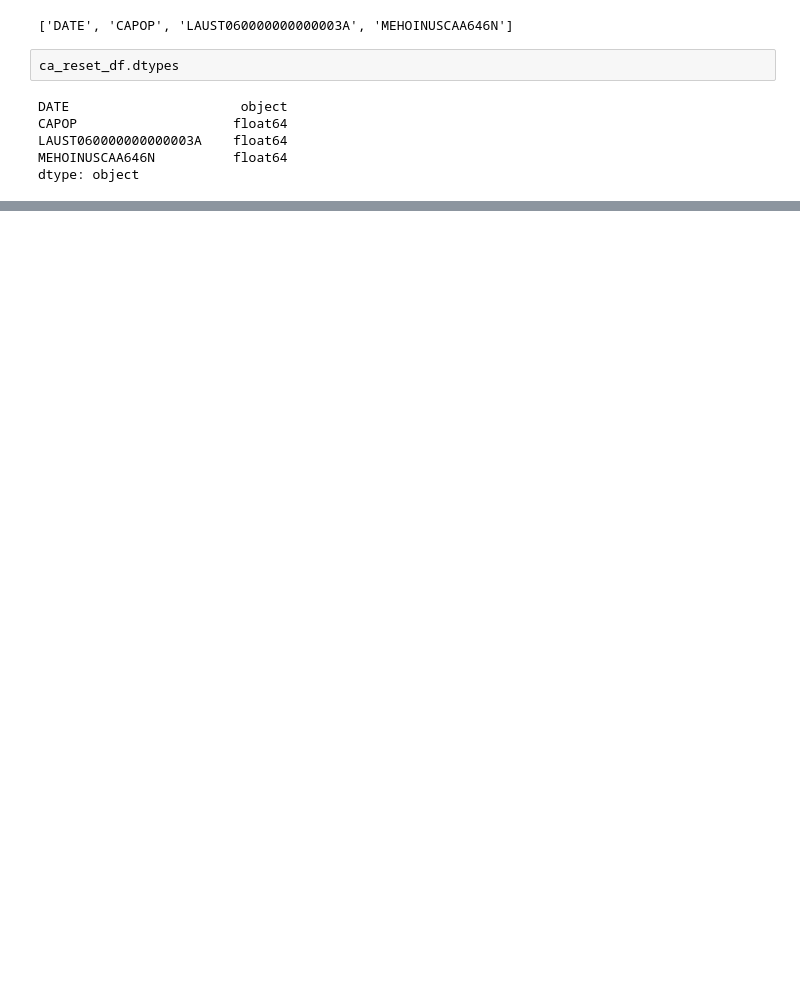
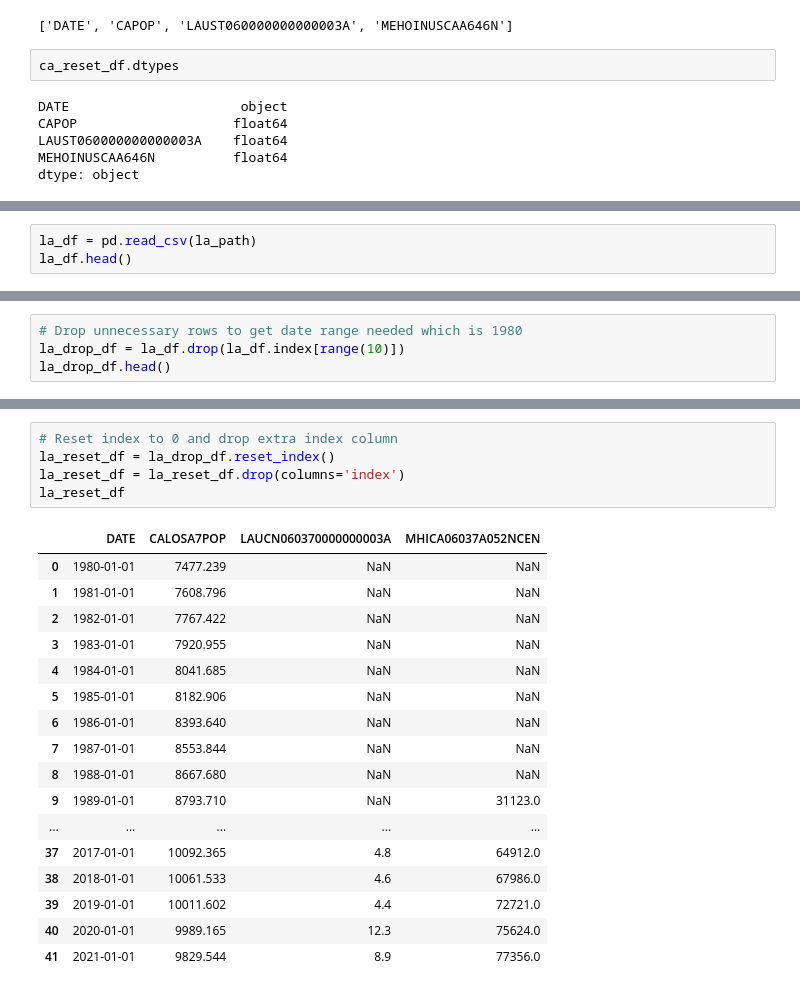
Before and after one commit to dpTuttle/final_project, a Jupyter notebook: CSV_Files.ipynb, the cells around one changed output, grey strips where cells are left out. Cells and saved outputs as stored; diff of their text form; blank space fills up the shorter version.

```diff
--- a/CSV_Files.ipynb
+++ b/CSV_Files.ipynb
@@ -86,0 +165,3 @@ dtype: object
+# %%
+la_df = pd.read_csv(la_path)
+la_df.head()
@@ -86,0 +175,4 @@ dtype: object
+# %%
+# Drop unnecessary rows to get date range needed which is 1980
+la_drop_df = la_df.drop(la_df.index[range(10)])
+la_drop_df.head()
@@ -86,0 +186,23 @@ dtype: object
+# %%
+# Reset index to 0 and drop extra index column
+la_reset_df = la_drop_df.reset_index()
+la_reset_df = la_reset_df.drop(columns='index')
+la_reset_df
+# %% [output]
+|  | DATE | CALOSA7POP | LAUCN060370000000003A | MHICA06037A052NCEN |
+| 0 | 1980-01-01 | 7477.239 | NaN | NaN |
+| 1 | 1981-01-01 | 7608.796 | NaN | NaN |
+| 2 | 1982-01-01 | 7767.422 | NaN | NaN |
+| 3 | 1983-01-01 | 7920.955 | NaN | NaN |
+| 4 | 1984-01-01 | 8041.685 | NaN | NaN |
+| 5 | 1985-01-01 | 8182.906 | NaN | NaN |
+| 6 | 1986-01-01 | 8393.640 | NaN | NaN |
+| 7 | 1987-01-01 | 8553.844 | NaN | NaN |
+| 8 | 1988-01-01 | 8667.680 | NaN | NaN |
+| 9 | 1989-01-01 | 8793.710 | NaN | 31123.0 |
+| ... | ... | ... | ... | ... |
+| 37 | 2017-01-01 | 10092.365 | 4.8 | 64912.0 |
+| 38 | 2018-01-01 | 10061.533 | 4.6 | 67986.0 |
+| 39 | 2019-01-01 | 10011.602 | 4.4 | 72721.0 |
+| 40 | 2020-01-01 | 9989.165 | 12.3 | 75624.0 |
+| 41 | 2021-01-01 | 9829.544 | 8.9 | 77356.0 |
```
Also changed, not shown: parts of 44 cells of this notebook.
